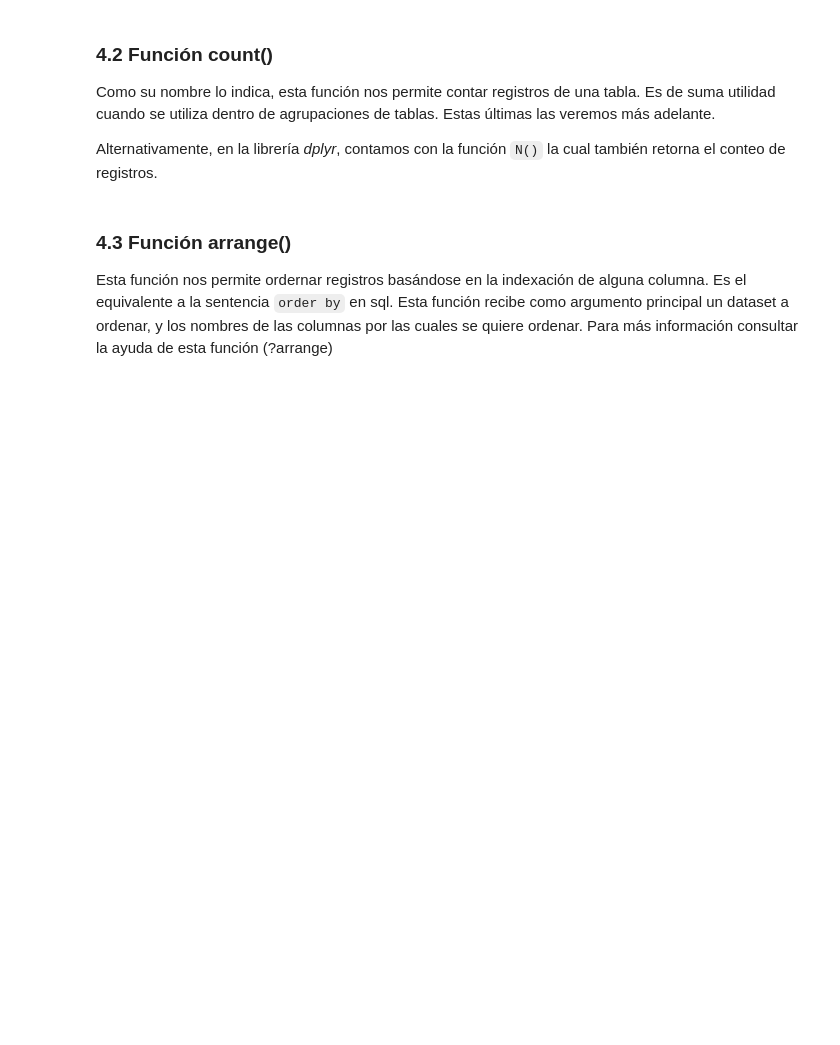
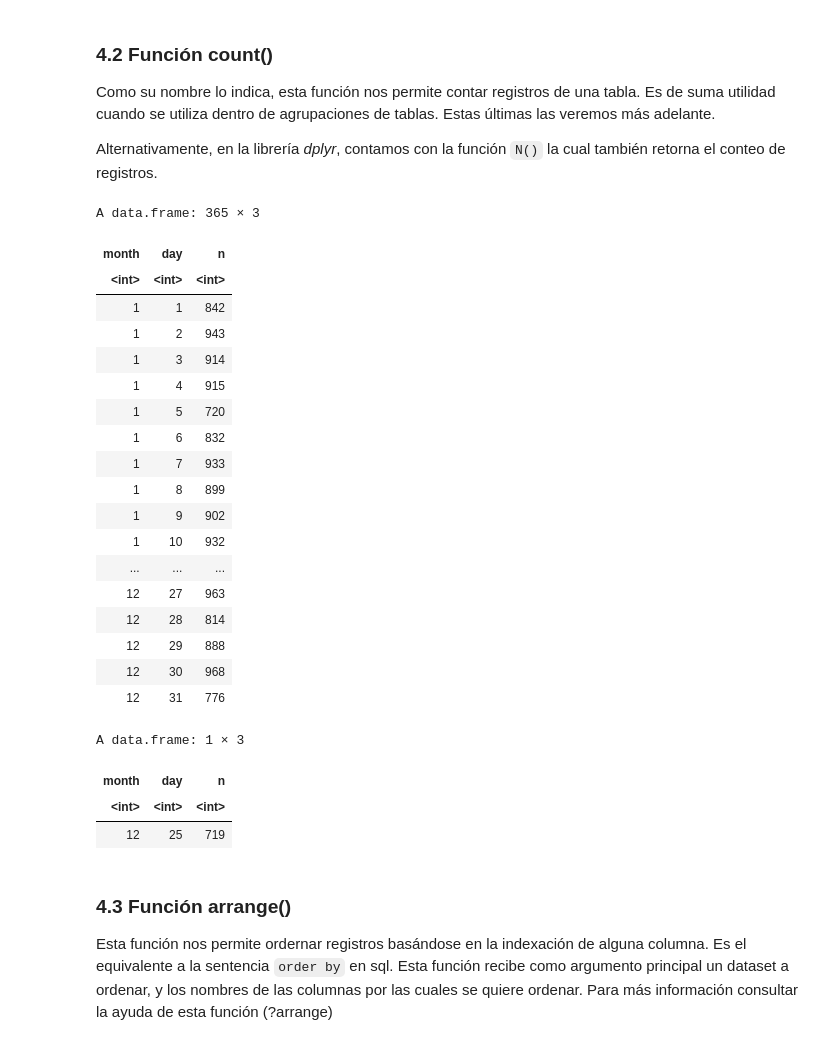
Before and after one commit to HaroldConley/diplomado_BD, a Jupyter notebook: Clase3/Clase3_01_manipulacion_de_tablas_I.ipynb, the cells around one changed output. Drawn from its saved outputs; the diff is of its cells as text; code cells hidden in the pictures; blank space fills up the shorter version.

```diff
--- a/Clase3/Clase3_01_manipulacion_de_tablas_I.ipynb
+++ b/Clase3/Clase3_01_manipulacion_de_tablas_I.ipynb
@@ -193,7 +193,34 @@ Como su nombre lo indica, esta función nos permite contar registros de una tabl
 Alternativamente, en la librería _dplyr_, contamos con la función `N()` la cual también retorna el conteo de registros.
 # %%
 # count() y N() ----------------------------------------------------------------
+count(vuelos, month, day)
+
 # ¿Cuántos vuelos hay registrados para el 25 de dic?¿y el primero de enero?
+filter(count(vuelos, month, day), month == 12, day == 25)
+# %% [output]
+A data.frame: 365 × 3
+| month | day | n |
+| <int> | <int> | <int> |
+| 1 | 1 | 842 |
+| 1 | 2 | 943 |
+| 1 | 3 | 914 |
+| 1 | 4 | 915 |
+| 1 | 5 | 720 |
+| 1 | 6 | 832 |
+| 1 | 7 | 933 |
+| 1 | 8 | 899 |
+| 1 | 9 | 902 |
+| 1 | 10 | 932 |
+| ... | ... | ... |
+| 12 | 27 | 963 |
+| 12 | 28 | 814 |
+| 12 | 29 | 888 |
+| 12 | 30 | 968 |
+| 12 | 31 | 776 |
+A data.frame: 1 × 3
+| month | day | n |
+| <int> | <int> | <int> |
+| 12 | 25 | 719 |
 # %%
 #si quisiéramos guardar resgidtros en el disco, una manera es usando write.csv()
 # %%
```
